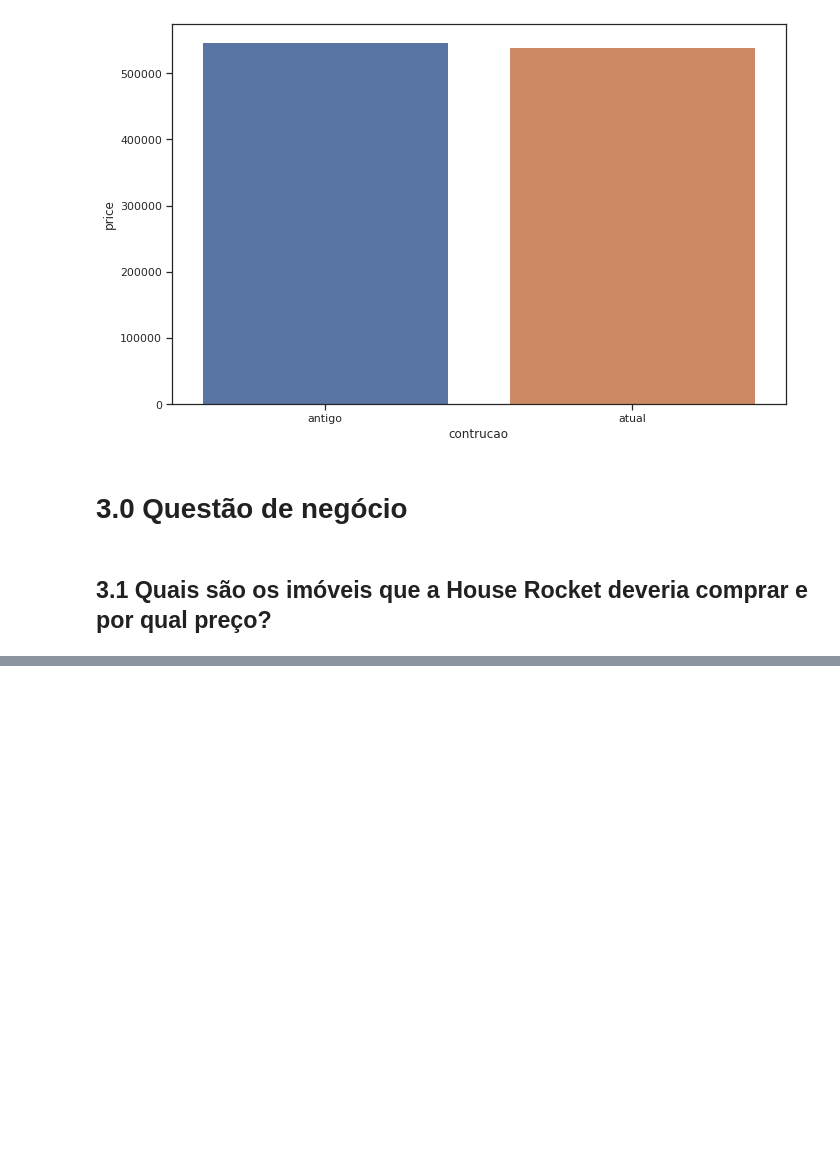
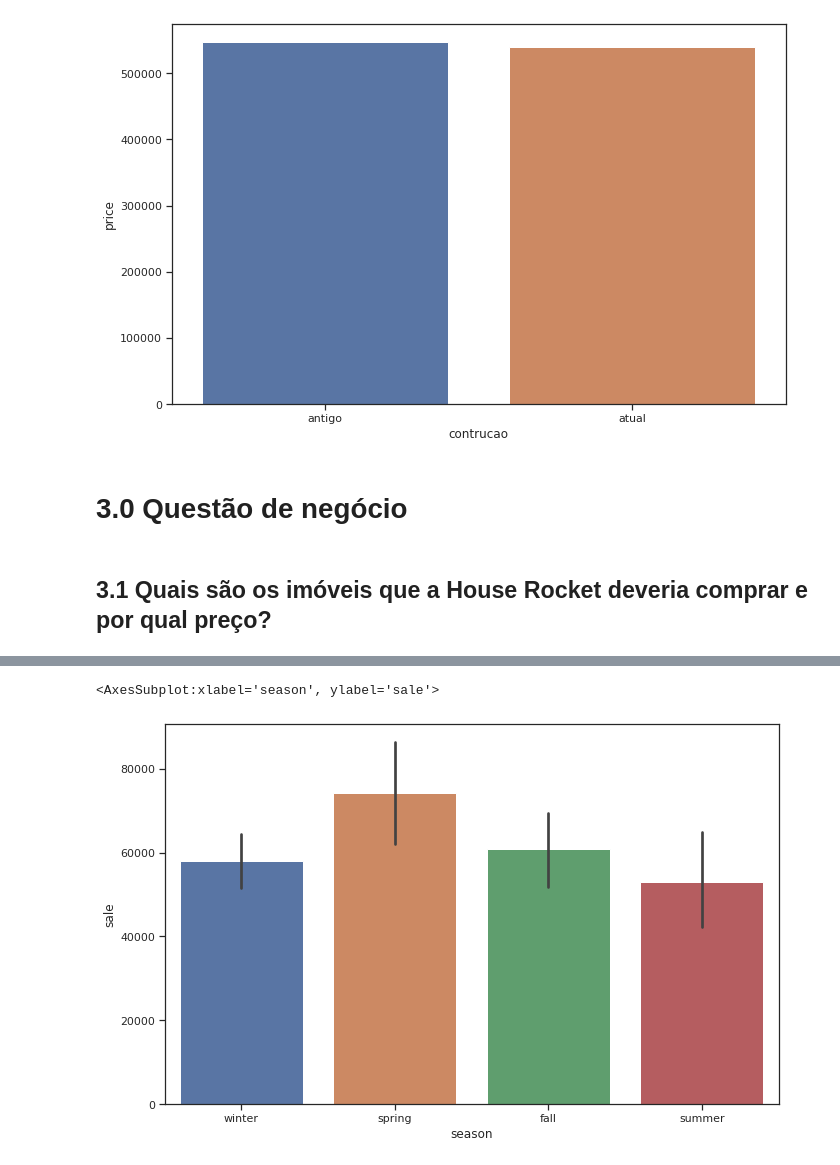
Before and after one commit to rsoliveirac/Python_do_zero_ao_DS, a Jupyter notebook: Projeto-Insight.ipynb, the cells around one changed output, grey strips where cells are left out. Saved outputs shown, nothing was run; the diff lists cells and outputs as text; code cells hidden in the pictures; blank space fills up the shorter version.

```diff
--- a/Projeto-Insight.ipynb
+++ b/Projeto-Insight.ipynb
@@ -408,13 +401,10 @@ df2 = pd.merge(a, df, on='zipcode', how = 'inner')
 
 df2 = df2.rename(columns = {'price_y' : 'price', 'price_x' : 'price_median'} ) #alterando nome das colunas
 
-#preenchendo colunas
-# df2['compra'] = 0
-# df2.loc[(df2['price_median'] <= df2['price']) & (df2['condition'] >= 2), 'compra'] = 'sim'
-# df2.loc[(df2['price_median'] >= df2['price']) & (df2['condition'] <= 2), 'compra'] = 'nao'
 
-
-
-
-df2.loc[(df2['price_median'] <= df2['price']), 'compra'] = 'sim'
-df2.loc[(df2['price_median'] >= df2['price']), 'compra'] = 'nao'
+#criando coluna
+for i, row in df2.iterrows():
+    if (row['price_median'] >= row['price']) & (row['condition'] < 3):
+        df2.loc[i,'pay'] =  'sim'
+    else:
+        df2.loc[i, 'pay'] = 'nao'
@@ -429,0 +455,28 @@ sim
+# %%
+df3 = df2.copy()
+
+df3['season'] = df3['mes'].apply(lambda x: 'summer' if (x > 5) & (x < 8) else
+                                           'spring' if (x > 2) & (x < 5) else
+                                           'fall' if (x > 8) & (x < 12) else
+                                           'winter')
+
+df3 = df3[df3['pay'] == 'sim']
+
+df4 = df3[['season', 'zipcode', 'price']].groupby(['zipcode', 'season']).median().reset_index()
+
+df4 = df4.rename(columns = {'price' : 'price_medi_season', 'season': 'season_median'} )
+
+df5 = pd.merge(df3, df4, on='zipcode', how = 'inner')
+# %%
+for i, row in df5.iterrows():
+    if (row['price_medi_season'] > row['price']):
+        df5.loc[i, 'sale'] =  row['price'] * 0.1
+    else:
+        df5.loc[i, 'sale'] = row['price'] * 0.3
+# %%
+a = df5[['price_medi_season', 'price', 'sale', 'price_median', 'season', 'zipcode']]
+a
+sns.barplot(data = a, x = 'season', y = 'sale')
+# %% [output]
+<AxesSubplot:xlabel='season', ylabel='sale'>
+[figure, added]
```
Also changed, not shown: parts of 9 cells of this notebook, 2 other files.
